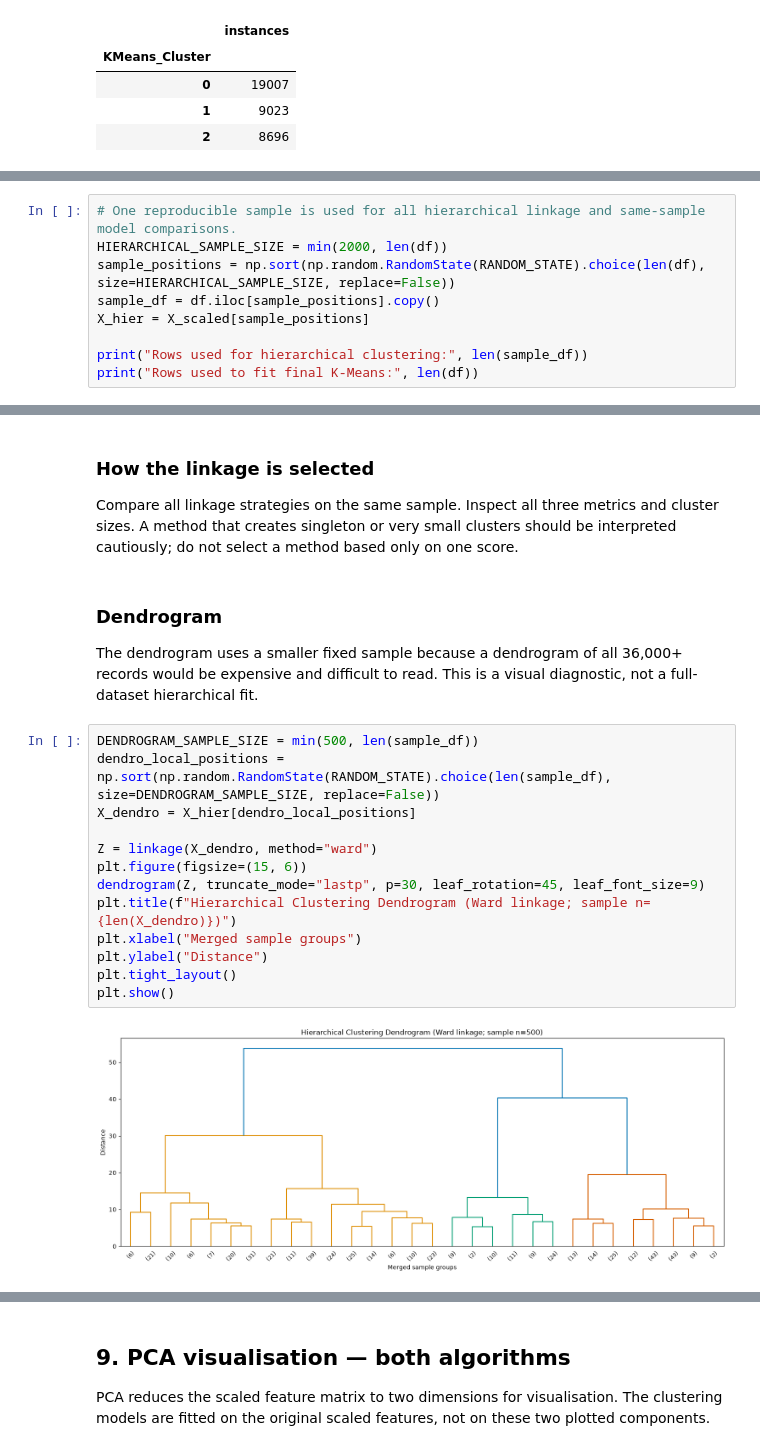
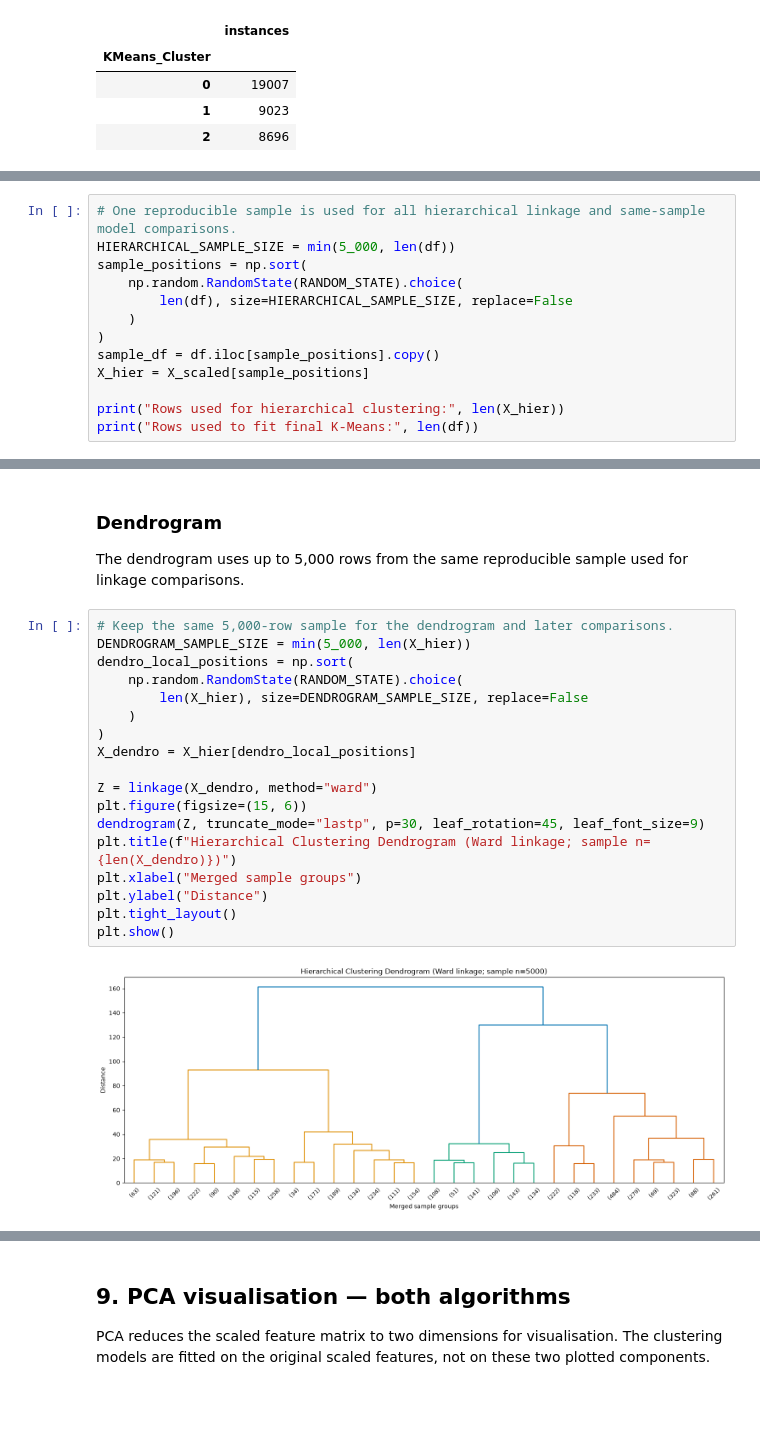
Before and after one commit to hemnath-28/ML-Evaulation-, a Jupyter notebook: notebooks/clustering.ipynb, the cells around one changed output, grey strips where cells are left out. Cells and saved outputs as stored; diff of their text form; blank space fills up the shorter version.

Commit message:
Fixed Clustering bug

```diff
--- a/notebooks/clustering.ipynb
+++ b/notebooks/clustering.ipynb
@@ -330,10 +420,14 @@ Agglomerative clustering can require substantially more memory and computation t
 # %%
 # One reproducible sample is used for all hierarchical linkage and same-sample model comparisons.
-HIERARCHICAL_SAMPLE_SIZE = min(2000, len(df))
-sample_positions = np.sort(np.random.RandomState(RANDOM_STATE).choice(len(df), size=HIERARCHICAL_SAMPLE_SIZE, replace=False))
+HIERARCHICAL_SAMPLE_SIZE = min(5_000, len(df))
+sample_positions = np.sort(
+    np.random.RandomState(RANDOM_STATE).choice(
+        len(df), size=HIERARCHICAL_SAMPLE_SIZE, replace=False
+    )
+)
 sample_df = df.iloc[sample_positions].copy()
 X_hier = X_scaled[sample_positions]
 
-print("Rows used for hierarchical clustering:", len(sample_df))
+print("Rows used for hierarchical clustering:", len(X_hier))
 print("Rows used to fit final K-Means:", len(df))
 # %% [output]
@@ -383,26 +478,27 @@ Rejected because of a tiny cluster (their metric values are not meaningful): ['a
-# %% [markdown]
-### How the linkage is selected
-
-Compare all linkage strategies on the same sample. Inspect all three metrics and cluster sizes. A method that creates singleton or very small clusters should be interpreted cautiously; do not select a method based only on one score.
 # %% [markdown]
 ### Dendrogram
 
-The dendrogram uses a smaller fixed sample because a dendrogram of all 36,000+ records would be expensive and difficult to read. This is a visual diagnostic, not a full-dataset hierarchical fit.
+The dendrogram uses up to 5,000 rows from the same reproducible sample used for linkage comparisons.
 # %%
-DENDROGRAM_SAMPLE_SIZE = min(500, len(sample_df))
-dendro_local_positions = np.sort(np.random.RandomState(RANDOM_STATE).choice(len(sample_df), size=DENDROGRAM_SAMPLE_SIZE, replace=False))
+# Keep the same 5,000-row sample for the dendrogram and later comparisons.
+DENDROGRAM_SAMPLE_SIZE = min(5_000, len(X_hier))
+dendro_local_positions = np.sort(
+    np.random.RandomState(RANDOM_STATE).choice(
+        len(X_hier), size=DENDROGRAM_SAMPLE_SIZE, replace=False
+    )
+)
 X_dendro = X_hier[dendro_local_positions]
 
 Z = linkage(X_dendro, method="ward")
 plt.figure(figsize=(15, 6))
 dendrogram(Z, truncate_mode="lastp", p=30, leaf_rotation=45, leaf_font_size=9)
 plt.title(f"Hierarchical Clustering Dendrogram (Ward linkage; sample n={len(X_dendro)})")
 plt.xlabel("Merged sample groups")
 plt.ylabel("Distance")
 plt.tight_layout()
 plt.show()
 # %% [output]
-[figure, old version]
+[figure, new version]
 # %% [markdown]
 ## 8. Fit final Agglomerative model and compare required metrics
 
```
Also changed, not shown: parts of 36 cells of this notebook.
